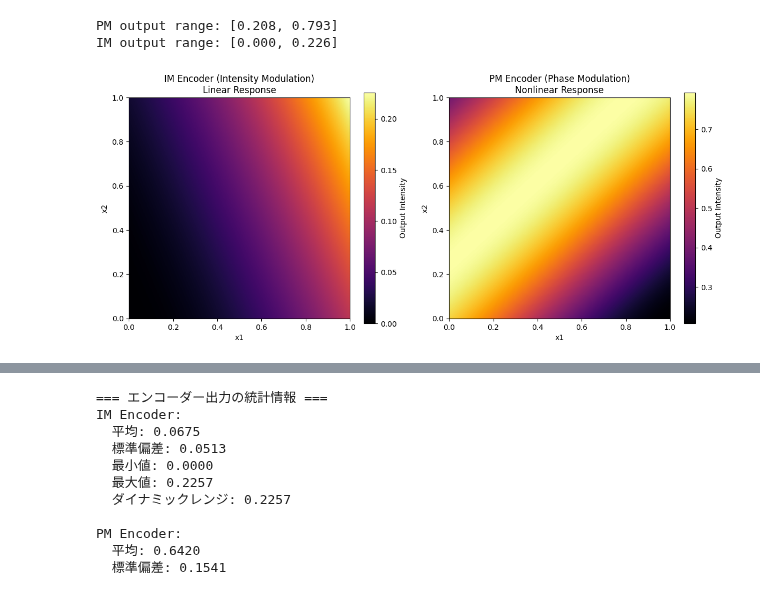
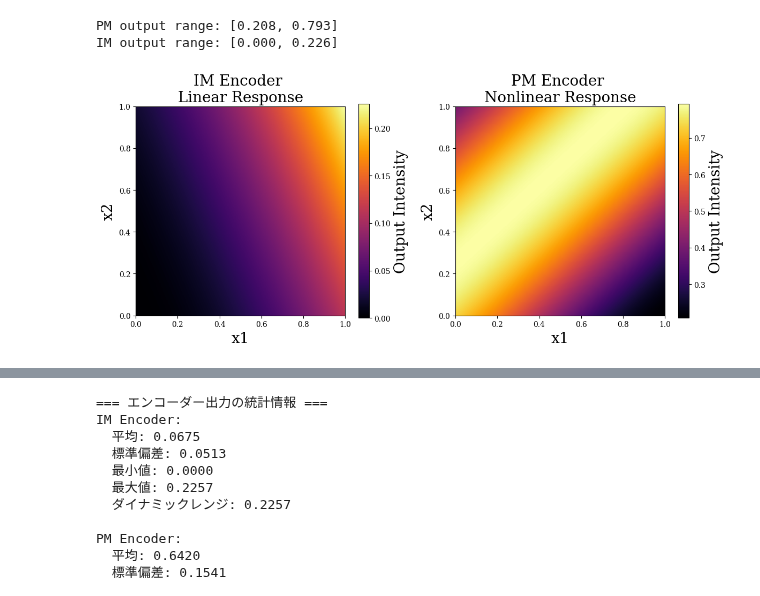
Before and after one commit to Ryuichi-K-create/PhotonicEncoder_public, a Jupyter notebook: Runner/evaluate_note/encoder_visualization.ipynb, the cells around one changed output, grey strips where cells are left out. Drawn from its saved outputs; the diff is of its cells as text; code cells hidden in the pictures.

```diff
--- a/Runner/evaluate_note/encoder_visualization.ipynb
+++ b/Runner/evaluate_note/encoder_visualization.ipynb
@@ -5,6 +5,9 @@ PMEncoder（位相変調）とIMEncoder（強度変調）の出力特性を2次
 # %%
 import numpy as np
 import matplotlib.pyplot as plt
+from matplotlib import rcParams, font_manager
+_available_fonts = {f.name for f in font_manager.fontManager.ttflist}
+rcParams['font.family'] = 'Times New Roman' if 'Times New Roman' in _available_fonts else 'DejaVu Serif'
 import torch
 import sys
 import os
@@ -70,25 +73,29 @@ IM output range: [0.000, 0.226]
 # %%
 # 可視化
 fig, ax = plt.subplots(1, 2, figsize=(12, 5))
 
 # IMEncoder（線形的）
 im1 = ax[0].imshow(I_IM, extent=[0, 1, 0, 1], origin='lower', cmap='inferno')
-ax[0].set_title('IM Encoder (Intensity Modulation)\nLinear Response', fontsize=12)
-ax[0].set_xlabel('x1')
-ax[0].set_ylabel('x2')
-plt.colorbar(im1, ax=ax[0], label='Output Intensity')
+ax[0].set_title('IM Encoder \nLinear Response', fontsize=20)
+ax[0].set_xlabel('x1', fontsize=20)
+ax[0].set_ylabel('x2', fontsize=20)
+cbar1 = plt.colorbar(im1, ax=ax[0], label='Output Intensity')
+cbar1.set_label('Output Intensity', fontsize=20)
+cbar1.ax.tick_params(labelsize=10)
 
 # PMEncoder（非線形）
 im2 = ax[1].imshow(I_PM, extent=[0, 1, 0, 1], origin='lower', cmap='inferno')
-ax[1].set_title('PM Encoder (Phase Modulation)\nNonlinear Response', fontsize=12)
-ax[1].set_xlabel('x1')
-ax[1].set_ylabel('x2')
-plt.colorbar(im2, ax=ax[1], label='Output Intensity')
+ax[1].set_title('PM Encoder \nNonlinear Response', fontsize=20)
+ax[1].set_xlabel('x1', fontsize=20)
+ax[1].set_ylabel('x2', fontsize=20)
+cbar2 = plt.colorbar(im2, ax=ax[1], label='Output Intensity')
+cbar2.set_label('Output Intensity', fontsize=20)
+cbar2.ax.tick_params(labelsize=10)
 
 plt.tight_layout()
 plt.show()
 # %% [output]
-[figure, old version]
+[figure, new version]
 # %%
 # 1次元スライスでの詳細比較
 # x2=0.5での断面を取得
```
Also changed, not shown: parts of 6 cells of this notebook.
